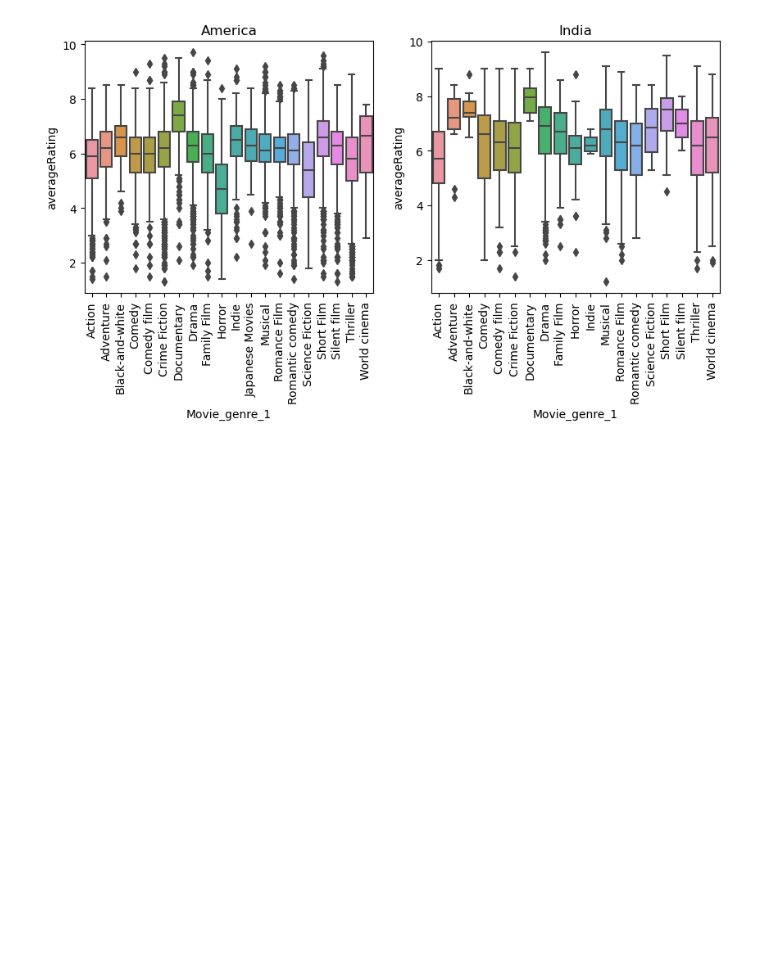
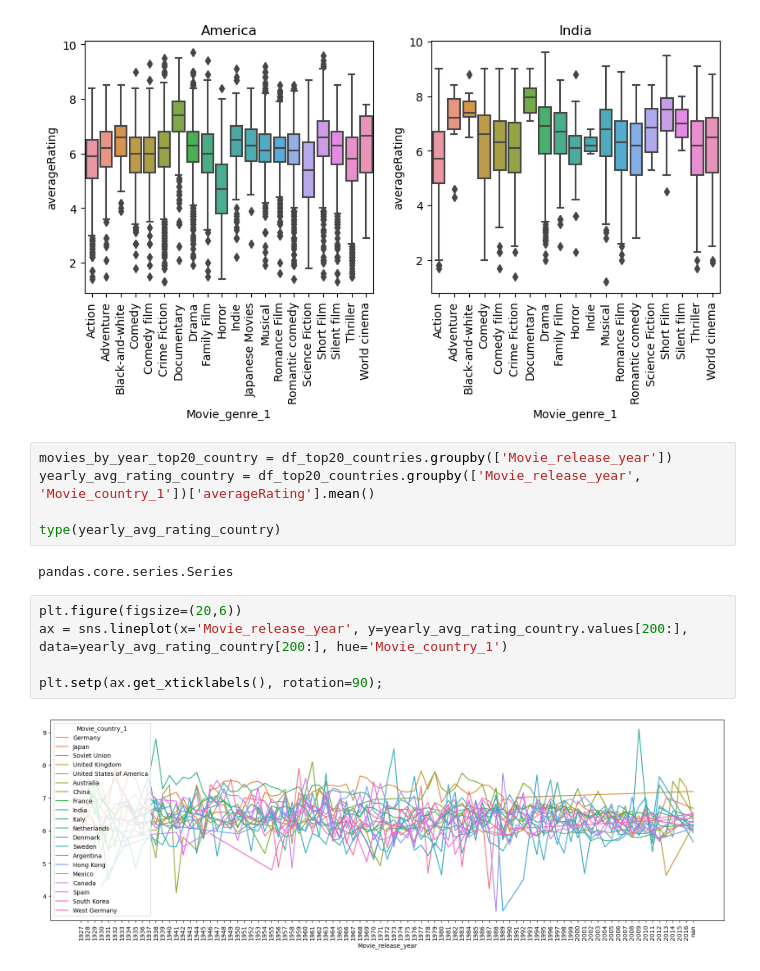
Before and after one commit to epfl-ada/ada-2023-project-yamal, a Jupyter notebook: Projet_step_1.ipynb, the cells around one changed output. Saved outputs shown, nothing was run; the diff lists cells and outputs as text; blank space fills up the shorter version.

Commit message:
Completed country effect part

```diff
--- a/Projet_step_1.ipynb
+++ b/Projet_step_1.ipynb
@@ -542,3 +552,17 @@ plt.title("India")
 plt.setp(ax2.get_xticklabels(), rotation=90);
 # %% [output]
 [figure]
+# %%
+movies_by_year_top20_country = df_top20_countries.groupby(['Movie_release_year'])
+yearly_avg_rating_country = df_top20_countries.groupby(['Movie_release_year', 'Movie_country_1'])['averageRating'].mean()
+
+type(yearly_avg_rating_country)
+# %% [output]
+pandas.core.series.Series
+# %%
+plt.figure(figsize=(20,6))
+ax = sns.lineplot(x='Movie_release_year', y=yearly_avg_rating_country.values[200:], data=yearly_avg_rating_country[200:], hue='Movie_country_1')
+
+plt.setp(ax.get_xticklabels(), rotation=90);
+# %% [output]
+[figure, added]
```
Also changed, not shown: parts of 9 cells of this notebook.
